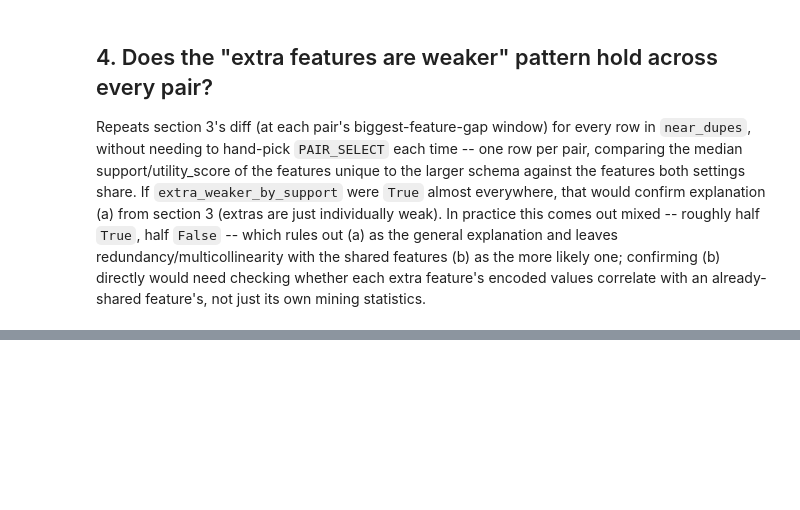
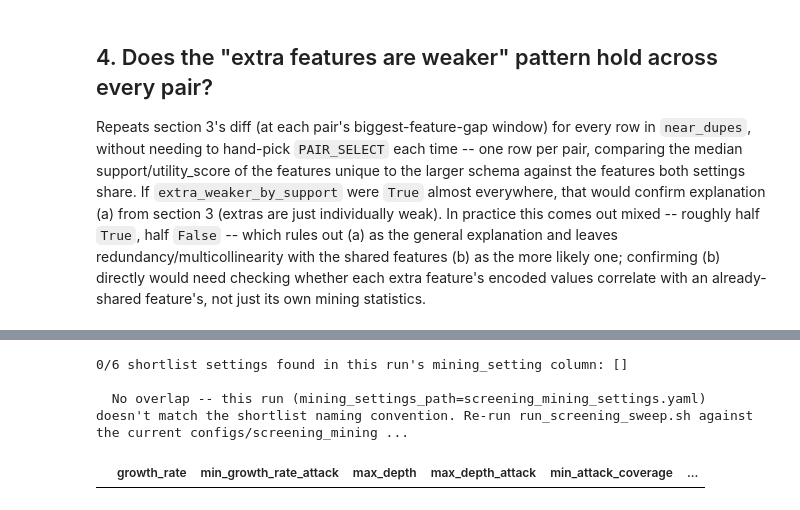
Before and after one commit to annaneliaa/msc-thesis, a Jupyter notebook: src/thesis/notebooks/mining_schema_performance_eda.ipynb, the cells around one changed output, grey strips where cells are left out. Saved outputs shown, nothing was run; the diff lists cells and outputs as text; code cells hidden in the pictures; blank space fills up the shorter version.

```diff
--- a/src/thesis/notebooks/mining_schema_performance_eda.ipynb
+++ b/src/thesis/notebooks/mining_schema_performance_eda.ipynb
@@ -474,0 +488,32 @@ pair_summary
+# %%
+STRUCTURAL_METRICS_PATH = Path(
+    "../../../artifacts/experiments/attribute_mining_parameter_grid/feasible_configs_all.csv"
+)
+structural = pd.read_csv(STRUCTURAL_METRICS_PATH)
+structural["mining_setting"] = structural.apply(
+    lambda r: f"gr{r['growth_rate']:g}_md{int(r['max_depth'])}_mda{int(r['max_depth_attack'])}", axis=1
+)
+
+matched_settings = set(structural["mining_setting"]) & set(symbolic["mining_setting"].dropna())
+print(f"{len(matched_settings)}/{len(structural)} shortlist settings found in this run's mining_setting "
+      f"column: {sorted(matched_settings)}")
+if not matched_settings:
+    print(f"\n  No overlap -- this run (mining_settings_path={MINING_SETTINGS_PATH.name}) doesn't match "
+          "the shortlist naming convention. Re-run run_screening_sweep.sh against the current "
+          "configs/screening_mining_settings.yaml, then re-run this notebook, to populate this section.")
+
+real_perf = (
+    symbolic[symbolic["mining_setting"].isin(matched_settings)]
+    .groupby("mining_setting")[["auc", "f1"]]
+    .agg(["mean", "std", "count"])
+)
+real_perf.columns = ["_".join(c) for c in real_perf.columns.to_flat_index()]
+real_perf = real_perf.reset_index()
+
+joined = structural.merge(real_perf, on="mining_setting", how="inner")
+joined
+# %% [output]
+0/6 shortlist settings found in this run's mining_setting column: []
+
+  No overlap -- this run (mining_settings_path=screening_mining_settings.yaml) doesn't match the shortlist naming convention. Re-run run_screening_sweep.sh against the current configs/screening_mining ...
+|  | growth_rate | min_growth_rate_attack | max_depth | max_depth_attack | min_attack_coverage | ... |
```
Also changed, not shown: parts of 12 cells of this notebook, 6 other files.
